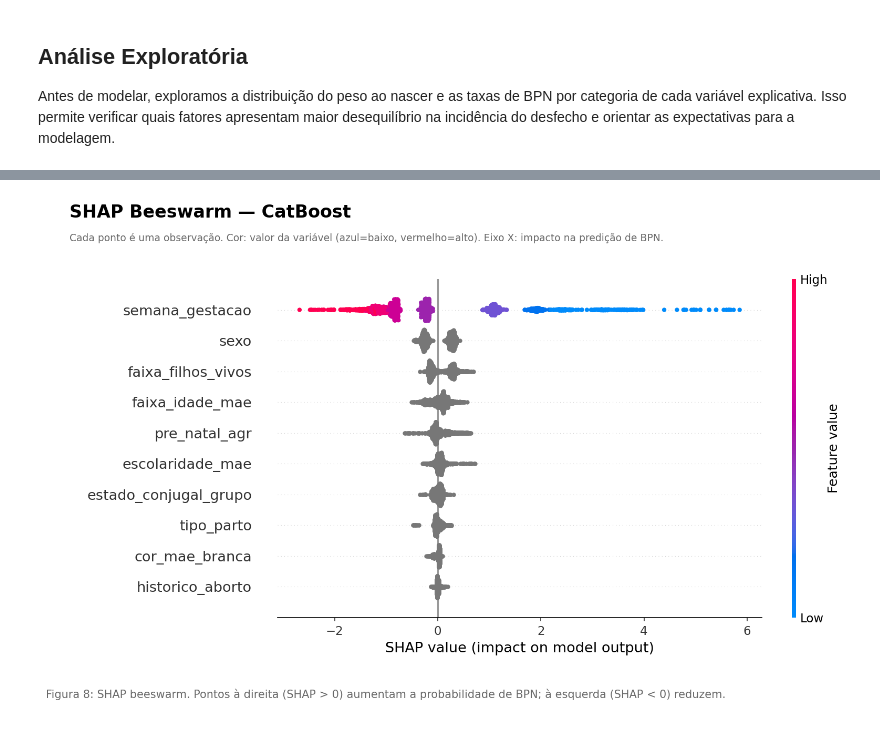
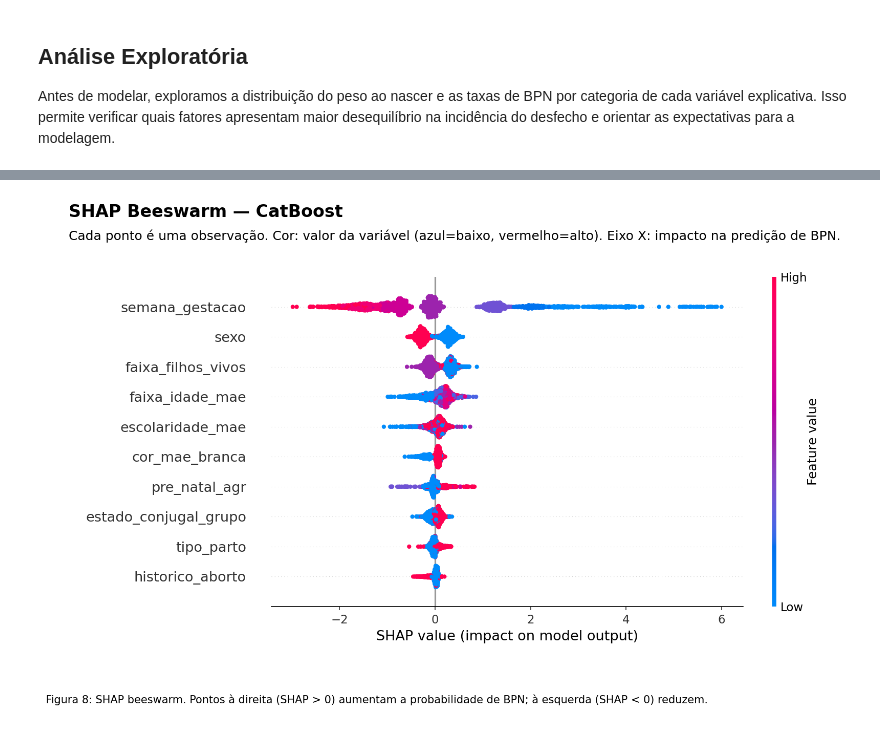
Before and after one commit to getrolucas/projects, a Jupyter notebook: nbs/fatores-influencia-baixo-peso-ao-nascer.ipynb, the cells around one changed output, grey strips where cells are left out. Saved outputs shown, nothing was run; the diff lists cells and outputs as text; code cells hidden in the pictures.

```diff
--- a/nbs/fatores-influencia-baixo-peso-ao-nascer.ipynb
+++ b/nbs/fatores-influencia-baixo-peso-ao-nascer.ipynb
@@ -58,7 +60,4 @@ Os dados utilizados provêm do **SINASC (Sistema de Informações sobre Nascidos
 # %%
-# Dados do SINASC — Declarações de Nascidos Vivos, Rio Grande do Norte, 2023
-# Fonte: DATASUS/Ministério da Saúde — https://datasus.saude.gov.br/
-df_raw = pd.read_csv("../data/dados.csv", sep=",", low_memory=False)
-print(f"Registros carregados: {df_raw.shape[0]:,} | Variáveis: {df_raw.shape[1]}")
-df_raw.head(3)
+df = pd.read_csv("../data/declaracao_nascidos_vivos.csv", sep=",", low_memory=False)
+df.head(5)
 # %% [output]
@@ -720,21 +659,11 @@ A comparação com a regressão logística permite avaliar o trade-off entre pod
 # %%
-# CatBoost com balanceamento automático de classes
 catboost_model = CatBoostClassifier(
-    iterations=500,
-    learning_rate=0.05,
-    depth=4,
-    random_seed=SEED,
-    verbose=0,
-    auto_class_weights="Balanced",
-    eval_metric="AUC",
+    random_seed=seed, auto_class_weights="Balanced", verbose=0
 )
-catboost_model.fit(X_train_cat, y_train, cat_features=CATEGORICAS)
+catboost_model.fit(X_train_cat, y_train, cat_features=categoricas)
 
+# previsão sobre dados de teste
 y_prob_cat = catboost_model.predict_proba(X_test_cat)[:, 1]
-metrics_cat = evaluate_model("CatBoost", y_test, y_prob_cat)
-
-print("CatBoost — métricas no conjunto de teste:")
-for k, v in metrics_cat.items():
-    if k != "Modelo":
-        print(f"  {k}: {v:.3f}")
+metrics_catboost = evaluate_model("CatBoost", y_test, y_prob_cat)
+metrics_catboost
 # %% [output]
@@ -855,34 +761,38 @@ plt.show()
 # %%
-# fig 8: SHAP beeswarm — direção e magnitude do efeito de cada variável
-shap.summary_plot(shap_values, X_test_cat, max_display=10, show=False)
+# fig 8: SHAP beeswarm
+X_test_cat_encoded = X_test_cat.copy()
+for col in categoricas:
+    X_test_cat_encoded[col] = pd.Categorical(X_test_cat[col]).codes.astype(float)
+
+shap.summary_plot(shap_values, X_test_cat_encoded, max_display=10, show=False)
 
 fig = plt.gcf()
 fig.set_size_inches(12, 6)
 fig.subplots_adjust(top=0.83, left=0.28, right=0.92)
 
 fig.text(
     x=0.06,
     y=0.96,
     s="SHAP Beeswarm — CatBoost",
     fontsize=16,
     fontweight="bold",
     ha="left",
 )
 fig.text(
     x=0.06,
     y=0.91,
     s="Cada ponto é uma observação. Cor: valor da variável (azul=baixo, vermelho=alto). "
     "Eixo X: impacto na predição de BPN.",
-    fontsize=9,
-    color="dimgray",
+    fontsize=12,
+    color="black",
     ha="left",
 )
 
 add_caption(
     fig,
     "Figura 8: SHAP beeswarm. Pontos à direita (SHAP > 0) aumentam a probabilidade de BPN; "
     "à esquerda (SHAP < 0) reduzem.",
 )
 plt.show()
 # %% [output]
-[figure, old version]
+[figure, new version]
```
Also changed, not shown: parts of 33 cells of this notebook, 2 other files.
